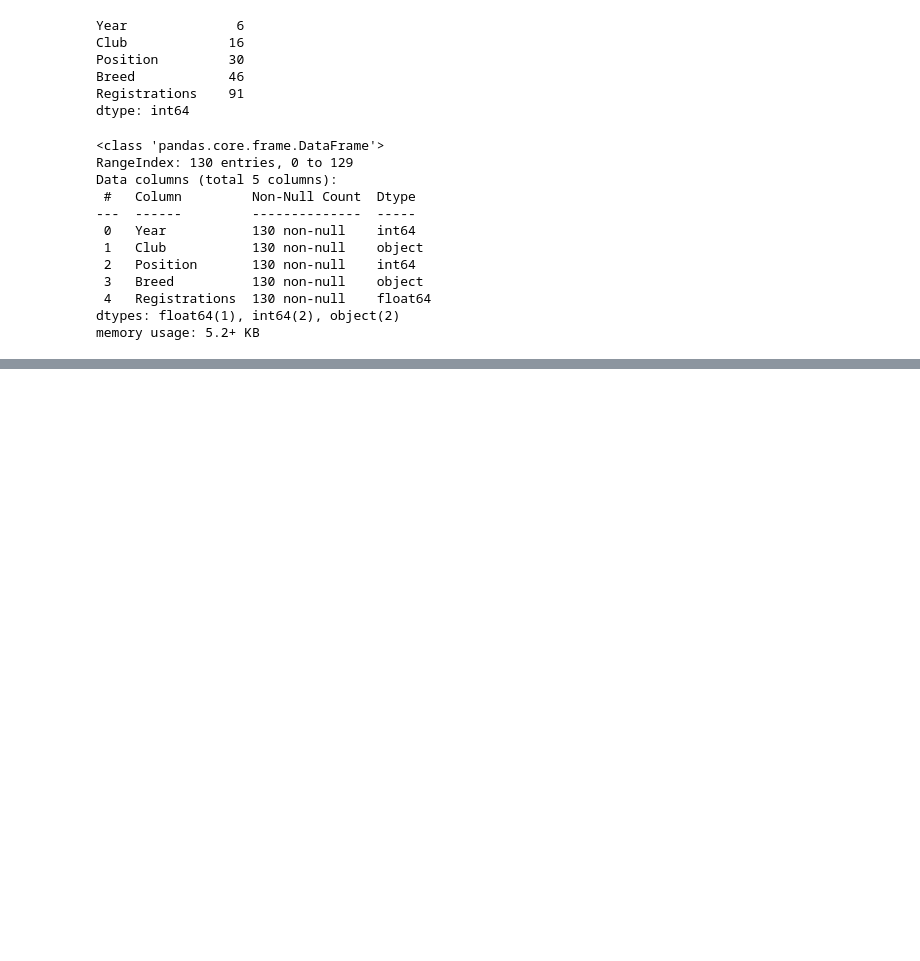
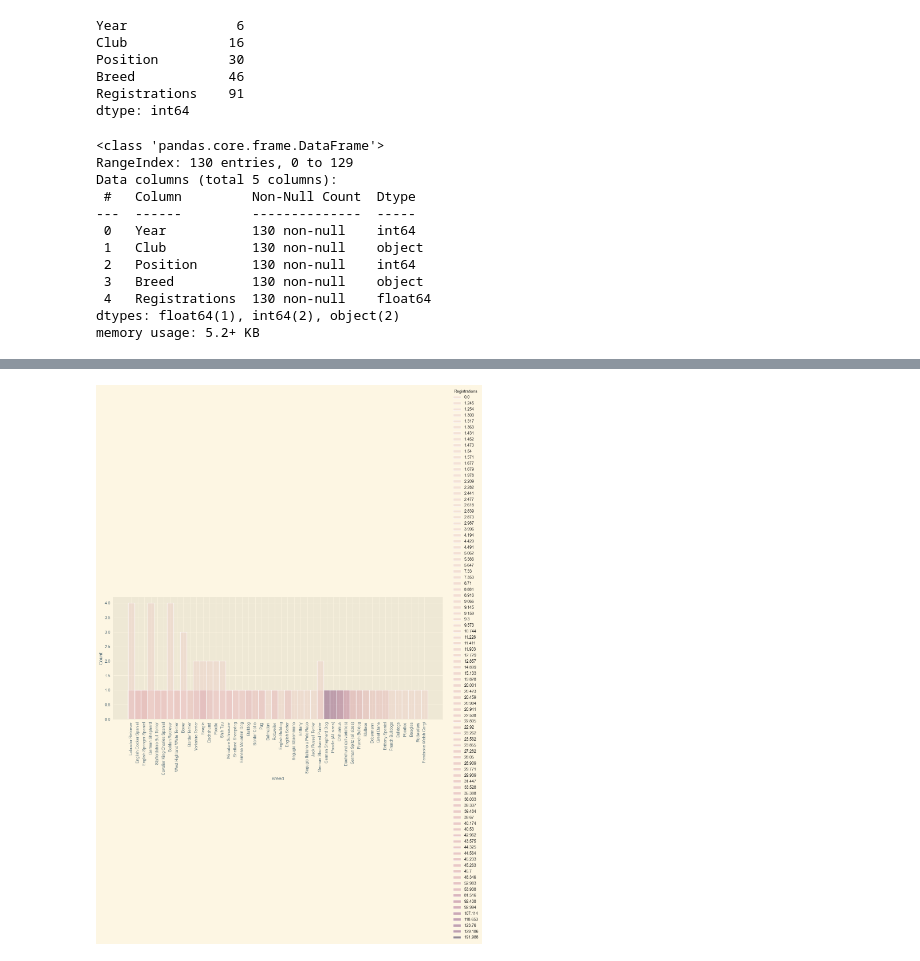
Before and after one commit to pooyanosk1382/DogBreeds, a Jupyter notebook: Dog.ipynb, the cells around one changed output, grey strips where cells are left out. Cells and saved outputs as stored; diff of their text form; code cells hidden in the pictures; blank space fills up the shorter version.

```diff
--- a/Dog.ipynb
+++ b/Dog.ipynb
@@ -99,0 +106,6 @@ plt.show()
+# %%
+sns.displot(df, x='Breed', hue='Registrations',aspect=2.5)
+plt.xticks(rotation=90)
+plt.show()
+# %% [output]
+[figure, added]
```
Also changed, not shown: parts of 8 cells of this notebook.
